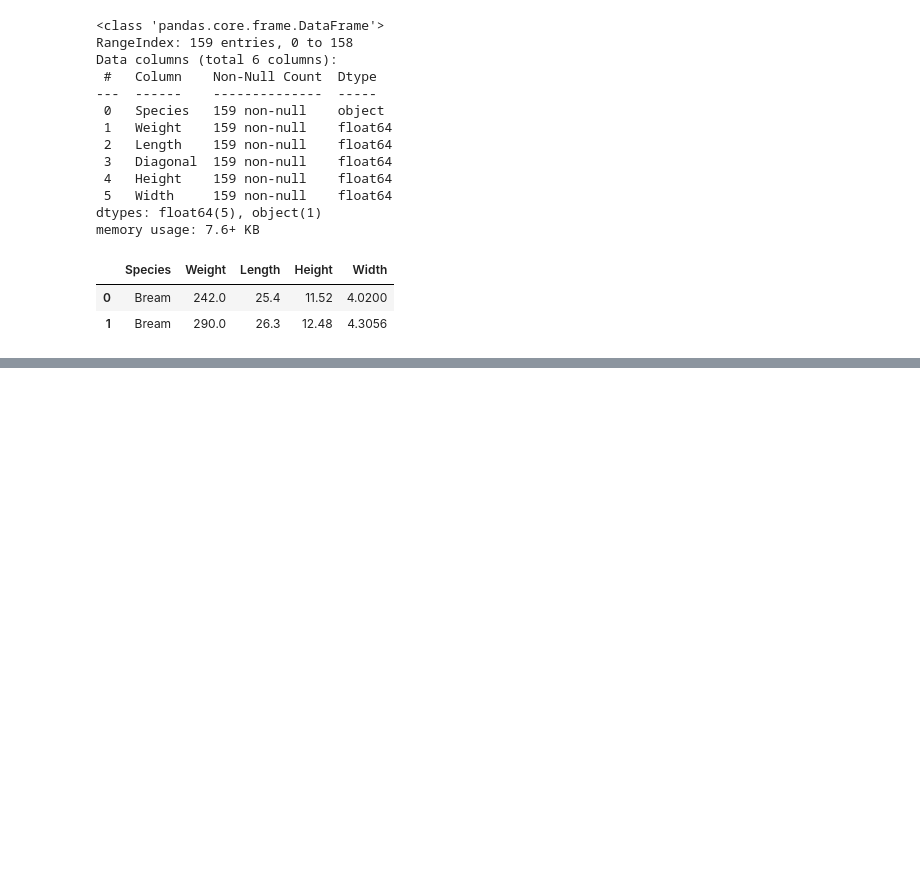
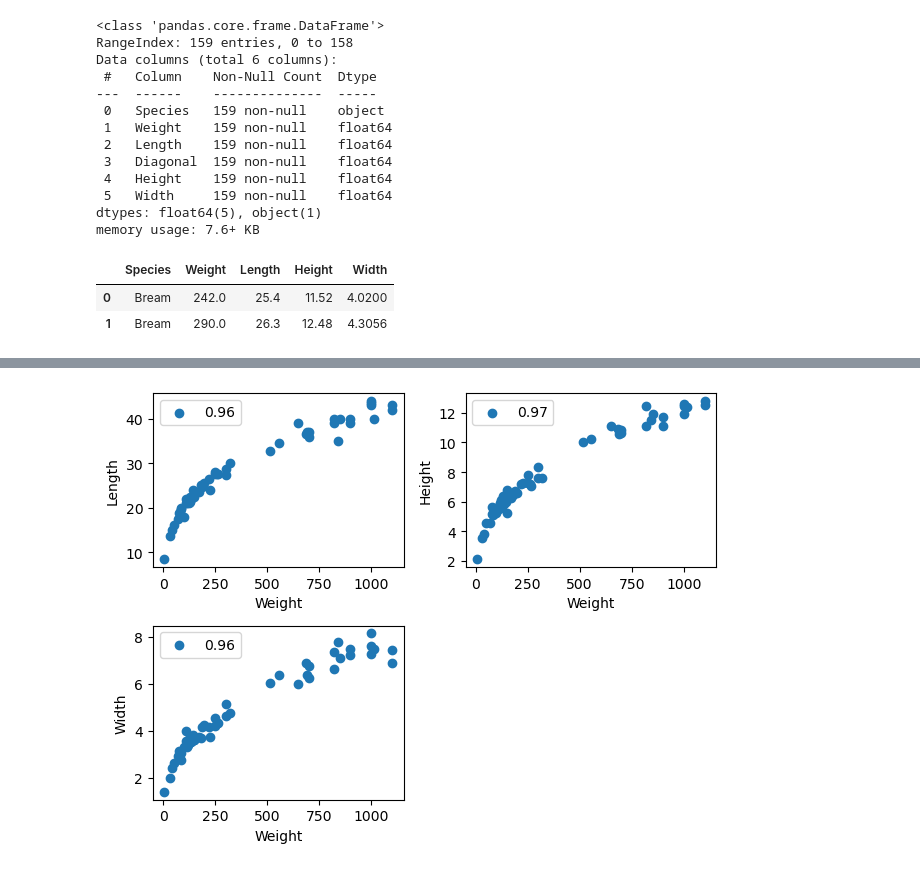
Before and after one commit to Schubert3275/KDT-MachineLearning_Study, a Jupyter notebook: DAY_04/ex_poly_LinearRegression.ipynb, the cells around one changed output, grey strips where cells are left out. Drawn from its saved outputs; the diff is of its cells as text; code cells hidden in the pictures; blank space fills up the shorter version.

```diff
--- a/DAY_04/ex_poly_LinearRegression.ipynb
+++ b/DAY_04/ex_poly_LinearRegression.ipynb
@@ -89,0 +97,4 @@ KeyError: "['Species'] not found in axis"
+# %%
+# 행 인덱스 초기화
+perchDF.reset_index(drop=True, inplace=True)
+perchDF.head(2)
@@ -89,0 +110,17 @@ KeyError: "['Species'] not found in axis"
+# %%
+def print_feature(nrows, ncols, df, target, features, corrs):
+    for idx in range(len(features)):
+        plt.subplot(nrows, ncols, idx + 1)
+        plt.scatter(df[target], df[features[idx]], label=f"{corrs[idx]:.2}")
+        plt.legend()
+        plt.xlabel(target)
+        plt.ylabel(features[idx])
+    plt.tight_layout()
+    plt.show()
+# %%
+target = perchDF.columns[0]
+feature = perchDF.columns[1:]
+corr = perchDF.corr()[target][1:]
+print_feature(2, 2, perchDF, target, feature, corr)
+# %% [output]
+[figure, added]
```
Also changed, not shown: parts of 12 cells of this notebook.
